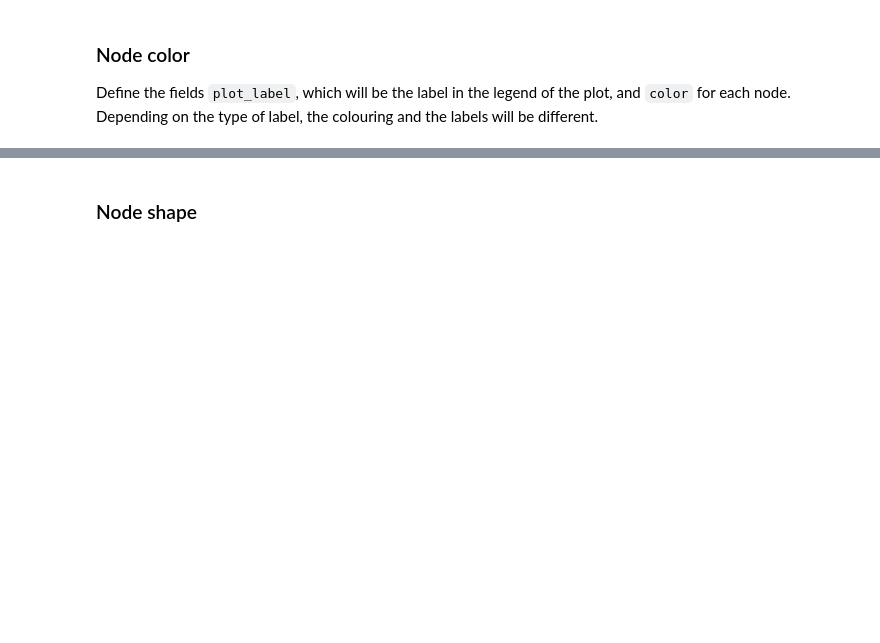
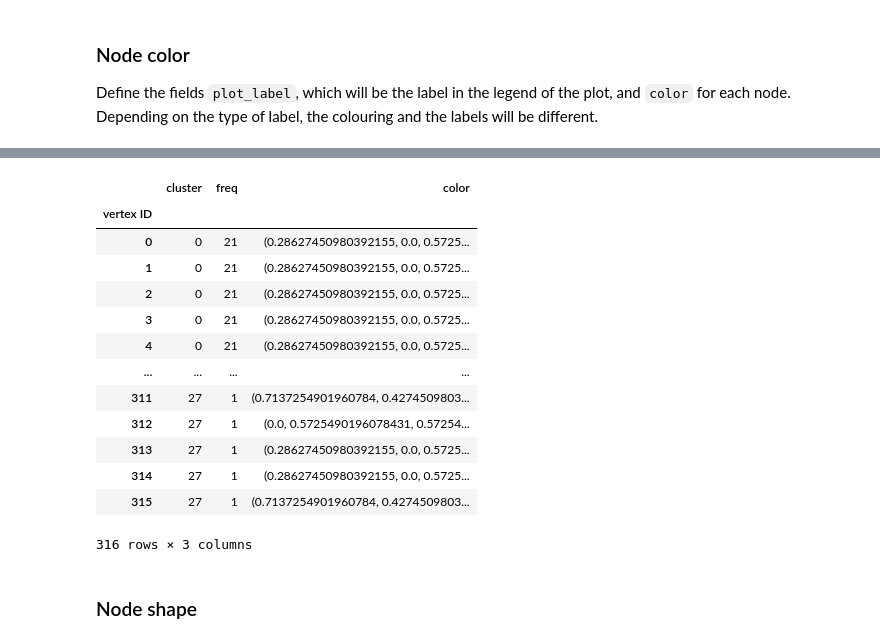
Before and after one commit to BioinfoVisualization/pyNetworkPlot, a Jupyter notebook: src/pyNetworkPlot.ipynb, the cells around one changed output, grey strips where cells are left out. Saved outputs shown, nothing was run; the diff lists cells and outputs as text; code cells hidden in the pictures; blank space fills up the shorter version.

```diff
--- a/src/pyNetworkPlot.ipynb
+++ b/src/pyNetworkPlot.ipynb
@@ -137,13 +139,25 @@ g.vs['freq'] = DF.loc[:,'freq_'+seq_col]
 ### Node color
 Define the fields `plot_label`, which will be the label in the legend of the plot, and `color` for each node. Depending on the type of label, the colouring and the labels will be different.
 # %%
-color_label = DF.loc[:,color_col].values
-## COLOR PALETTE ##
-# Define unique group labels
-_, idx = np.unique(color_label,return_index=True)
-labs = color_label[np.sort(idx)]
-n_colors = len(labs)
-# Create color pallete based on number of groups
-pal = ig.drawing.colors.ClusterColoringPalette(n_colors)
-label2RGB = {l:pal.get_many(c)[0] for c,l in enumerate(labs)} # Numbering each label
-g.vs['color'] = [label2RGB[l] for l in color_label]
+if custom_color:
+    label2RGB = {}
+    with open(custom_color) as file:
+        for line in file:
+            (key, value) = line.strip().split(',')
+            if key in DF.loc[:,color_col].astype(str).values:
+                label2RGB[int(key)] = tuple(v/255 for v in getcolor(value,'RGB'))
+    n_colors = len(label2RGB)
+    g.vs['color'] = DF.loc[:,color_col].map(label2RGB.get).values
+elif color_col:
+    color_label = DF.loc[:,color_col].values
+    ## COLOR PALETTE ##
+    # Define unique group labels
+    _, idx = np.unique(color_label,return_index=True)
+    labs = color_label[np.sort(idx)]
+    n_colors = len(labs)
+    # Create color pallete based on number of groups
+    pal = ig.drawing.colors.ClusterColoringPalette(n_colors)
+    label2RGB = {l:pal.get_many(c)[0] for c,l in enumerate(np.sort(labs))} # Numbering each label
+    g.vs['color'] = [label2RGB[l] for l in color_label]
+else:
+    n_colors = 0
@@ -150,2 +178,19 @@ g.vs['color'] = [label2RGB[l] for l in color_label]
+# %%
+g.get_vertex_dataframe()
+# %% [output]
+|  | cluster | freq | color |
+| vertex ID |  |  |  |
+| 0 | 0 | 21 | (0.28627450980392155, 0.0, 0.5725... |
+| 1 | 0 | 21 | (0.28627450980392155, 0.0, 0.5725... |
+| 2 | 0 | 21 | (0.28627450980392155, 0.0, 0.5725... |
+| 3 | 0 | 21 | (0.28627450980392155, 0.0, 0.5725... |
+| 4 | 0 | 21 | (0.28627450980392155, 0.0, 0.5725... |
+| ... | ... | ... | ... |
+| 311 | 27 | 1 | (0.7137254901960784, 0.4274509803... |
+| 312 | 27 | 1 | (0.0, 0.5725490196078431, 0.57254... |
+| 313 | 27 | 1 | (0.28627450980392155, 0.0, 0.5725... |
+| 314 | 27 | 1 | (0.28627450980392155, 0.0, 0.5725... |
+| 315 | 27 | 1 | (0.7137254901960784, 0.4274509803... |
+316 rows × 3 columns
 # %% [markdown]
 ### Node shape
```
Also changed, not shown: parts of 17 cells of this notebook, 3 other files.
